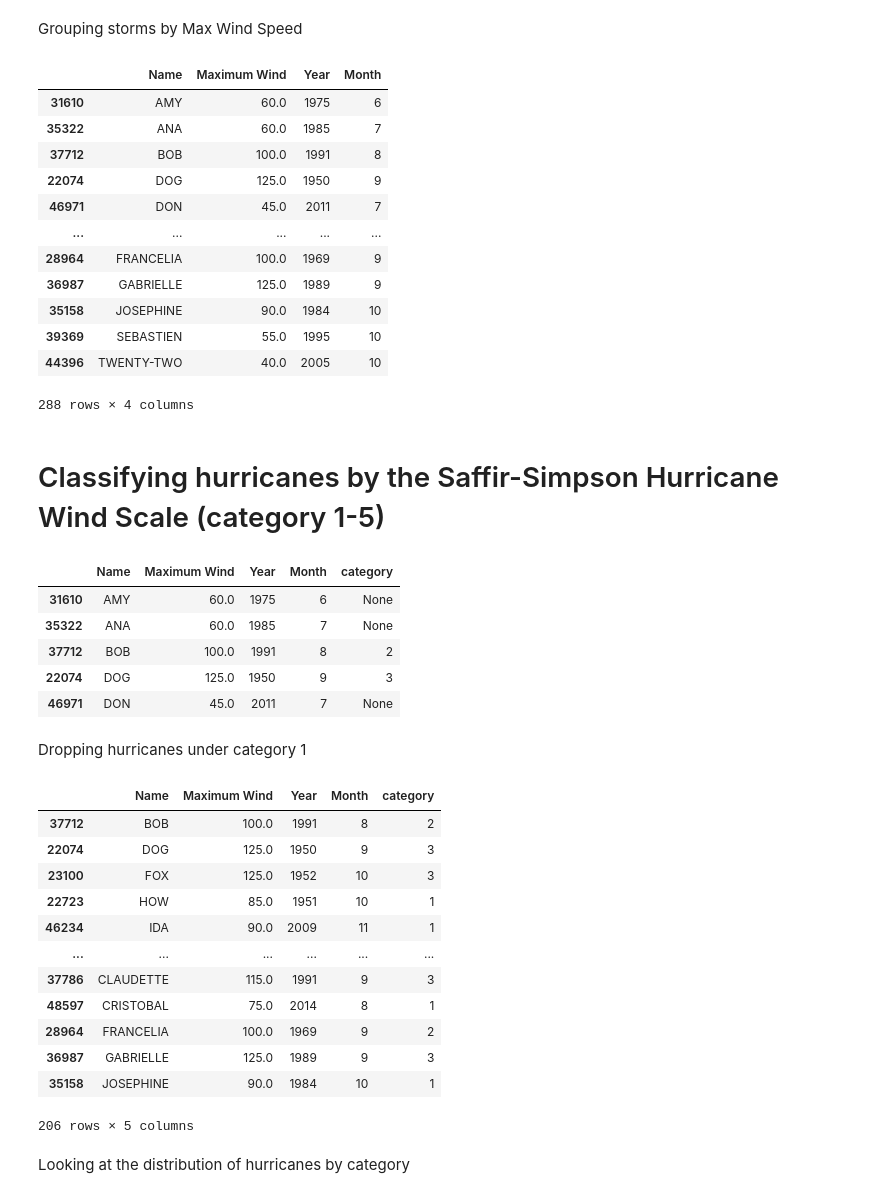
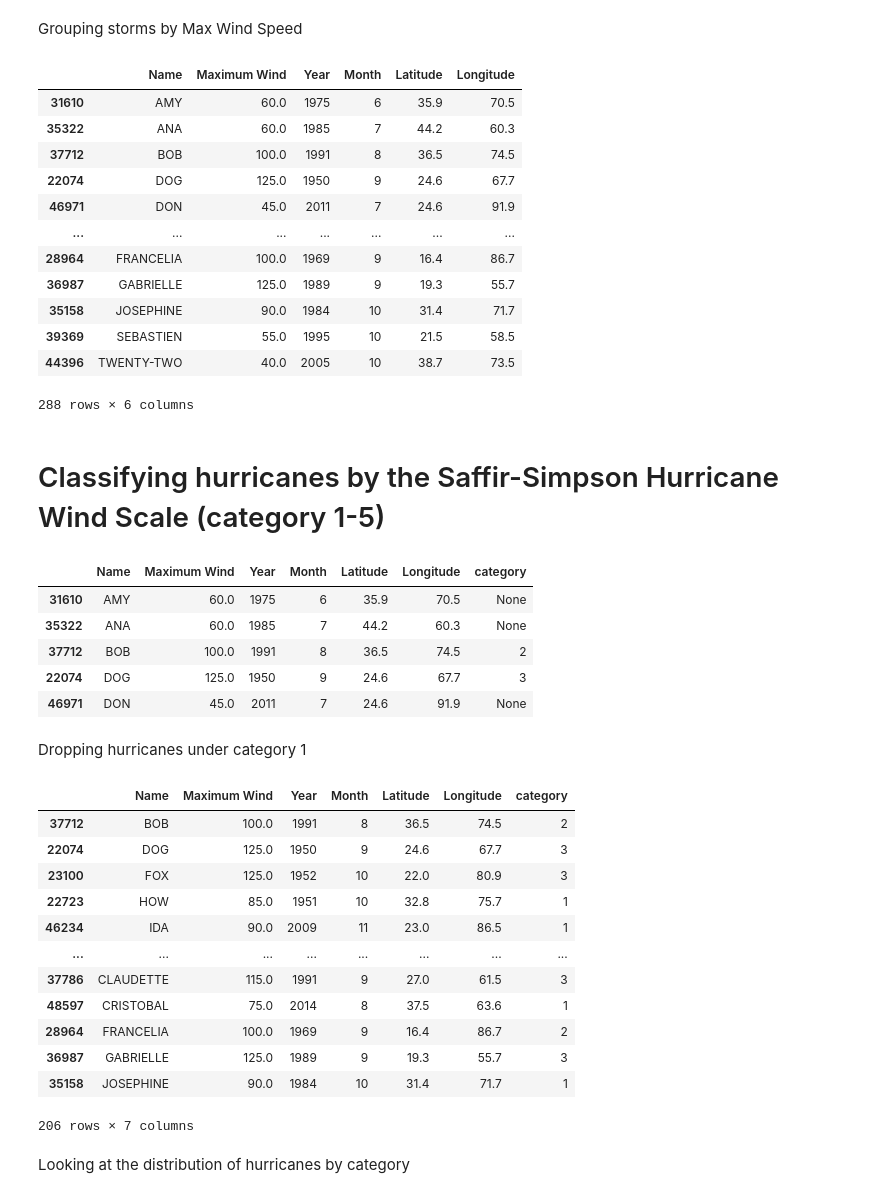
Before and after one commit to DanielBrechner/hurrdat_co2, a Jupyter notebook: atlantic_hurricanes.ipynb, the cells around one changed output. Cells and saved outputs as stored; diff of their text form; code cells hidden in the pictures.

```diff
--- a/atlantic_hurricanes.ipynb
+++ b/atlantic_hurricanes.ipynb
@@ -156,22 +156,22 @@ print(hurricanes[['Latitude', 'Longitude']].head())
 # %% [markdown]
 Grouping storms by Max Wind Speed
 # %%
-max_wind_speeds = hurricanes.loc[hurricanes.groupby('Name')['Maximum Wind'].idxmax(), ['Name', 'Maximum Wind', 'Year', 'Month']]
+max_wind_speeds = hurricanes.loc[hurricanes.groupby('Name')['Maximum Wind'].idxmax(), ['Name', 'Maximum Wind', 'Year', 'Month', 'Latitude', 'Longitude']]
 max_wind_speeds
 # %% [output]
-|  | Name | Maximum Wind | Year | Month |
-| 31610 | AMY | 60.0 | 1975 | 6 |
-| 35322 | ANA | 60.0 | 1985 | 7 |
-| 37712 | BOB | 100.0 | 1991 | 8 |
-| 22074 | DOG | 125.0 | 1950 | 9 |
-| 46971 | DON | 45.0 | 2011 | 7 |
-| ... | ... | ... | ... | ... |
-| 28964 | FRANCELIA | 100.0 | 1969 | 9 |
-| 36987 | GABRIELLE | 125.0 | 1989 | 9 |
-| 35158 | JOSEPHINE | 90.0 | 1984 | 10 |
-| 39369 | SEBASTIEN | 55.0 | 1995 | 10 |
-| 44396 | TWENTY-TWO | 40.0 | 2005 | 10 |
+|  | Name | Maximum Wind | Year | Month | Latitude | Longitude |
+| 31610 | AMY | 60.0 | 1975 | 6 | 35.9 | 70.5 |
+| 35322 | ANA | 60.0 | 1985 | 7 | 44.2 | 60.3 |
+| 37712 | BOB | 100.0 | 1991 | 8 | 36.5 | 74.5 |
+| 22074 | DOG | 125.0 | 1950 | 9 | 24.6 | 67.7 |
+| 46971 | DON | 45.0 | 2011 | 7 | 24.6 | 91.9 |
+| ... | ... | ... | ... | ... | ... | ... |
+| 28964 | FRANCELIA | 100.0 | 1969 | 9 | 16.4 | 86.7 |
+| 36987 | GABRIELLE | 125.0 | 1989 | 9 | 19.3 | 55.7 |
+| 35158 | JOSEPHINE | 90.0 | 1984 | 10 | 31.4 | 71.7 |
+| 39369 | SEBASTIEN | 55.0 | 1995 | 10 | 21.5 | 58.5 |
+| 44396 | TWENTY-TWO | 40.0 | 2005 | 10 | 38.7 | 73.5 |
-288 rows × 4 columns
+288 rows × 6 columns
 # %%
 max_wind_speeds.to_csv('hurr_wind_speed.csv', index=False)
 # %% [markdown]
@@ -195,12 +195,12 @@ for index, row in max_wind_speeds.iterrows():
 
 max_wind_speeds.head()
 # %% [output]
-|  | Name | Maximum Wind | Year | Month | category |
-| 31610 | AMY | 60.0 | 1975 | 6 | None |
-| 35322 | ANA | 60.0 | 1985 | 7 | None |
-| 37712 | BOB | 100.0 | 1991 | 8 | 2 |
-| 22074 | DOG | 125.0 | 1950 | 9 | 3 |
-| 46971 | DON | 45.0 | 2011 | 7 | None |
+|  | Name | Maximum Wind | Year | Month | Latitude | Longitude | category |
+| 31610 | AMY | 60.0 | 1975 | 6 | 35.9 | 70.5 | None |
+| 35322 | ANA | 60.0 | 1985 | 7 | 44.2 | 60.3 | None |
+| 37712 | BOB | 100.0 | 1991 | 8 | 36.5 | 74.5 | 2 |
+| 22074 | DOG | 125.0 | 1950 | 9 | 24.6 | 67.7 | 3 |
+| 46971 | DON | 45.0 | 2011 | 7 | 24.6 | 91.9 | None |
 # %% [markdown]
 Dropping hurricanes under category 1
 # %%
@@ -208,19 +208,19 @@ max_wind_speeds.dropna(subset=['category'], inplace=True)
 # %%
 max_wind_speeds
 # %% [output]
-|  | Name | Maximum Wind | Year | Month | category |
-| 37712 | BOB | 100.0 | 1991 | 8 | 2 |
-| 22074 | DOG | 125.0 | 1950 | 9 | 3 |
-| 23100 | FOX | 125.0 | 1952 | 10 | 3 |
-| 22723 | HOW | 85.0 | 1951 | 10 | 1 |
-| 46234 | IDA | 90.0 | 2009 | 11 | 1 |
-| ... | ... | ... | ... | ... | ... |
-| 37786 | CLAUDETTE | 115.0 | 1991 | 9 | 3 |
-| 48597 | CRISTOBAL | 75.0 | 2014 | 8 | 1 |
-| 28964 | FRANCELIA | 100.0 | 1969 | 9 | 2 |
-| 36987 | GABRIELLE | 125.0 | 1989 | 9 | 3 |
-| 35158 | JOSEPHINE | 90.0 | 1984 | 10 | 1 |
+|  | Name | Maximum Wind | Year | Month | Latitude | Longitude | category |
+| 37712 | BOB | 100.0 | 1991 | 8 | 36.5 | 74.5 | 2 |
+| 22074 | DOG | 125.0 | 1950 | 9 | 24.6 | 67.7 | 3 |
+| 23100 | FOX | 125.0 | 1952 | 10 | 22.0 | 80.9 | 3 |
+| 22723 | HOW | 85.0 | 1951 | 10 | 32.8 | 75.7 | 1 |
+| 46234 | IDA | 90.0 | 2009 | 11 | 23.0 | 86.5 | 1 |
+| ... | ... | ... | ... | ... | ... | ... | ... |
+| 37786 | CLAUDETTE | 115.0 | 1991 | 9 | 27.0 | 61.5 | 3 |
+| 48597 | CRISTOBAL | 75.0 | 2014 | 8 | 37.5 | 63.6 | 1 |
+| 28964 | FRANCELIA | 100.0 | 1969 | 9 | 16.4 | 86.7 | 2 |
+| 36987 | GABRIELLE | 125.0 | 1989 | 9 | 19.3 | 55.7 | 3 |
+| 35158 | JOSEPHINE | 90.0 | 1984 | 10 | 31.4 | 71.7 | 1 |
-206 rows × 5 columns
+206 rows × 7 columns
 # %% [markdown]
 Looking at the distribution of hurricanes by category
 # %%
```
Also changed, not shown: parts of 4 cells of this notebook, 2 other files.
